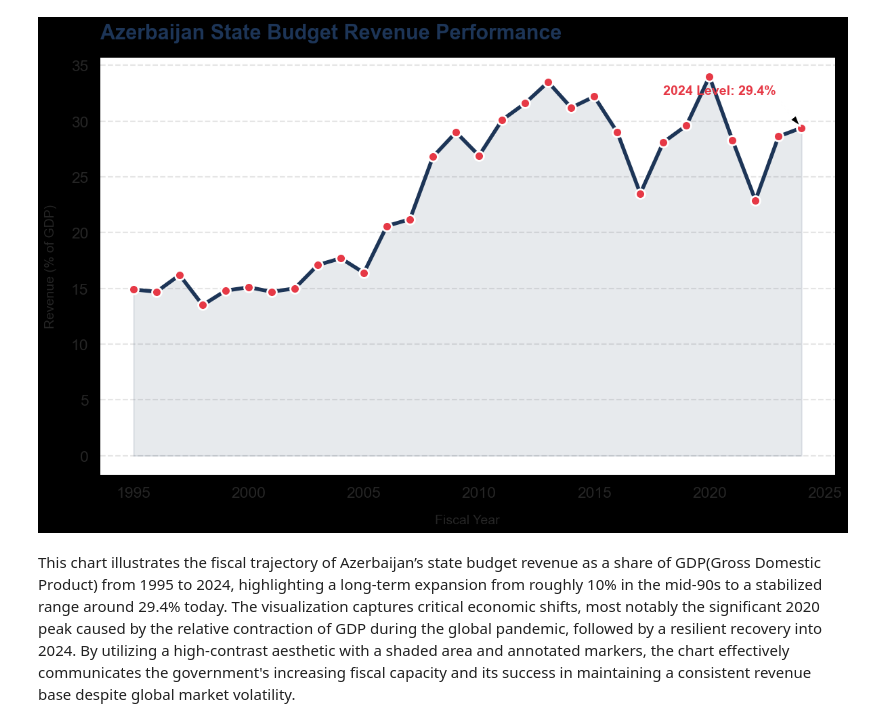
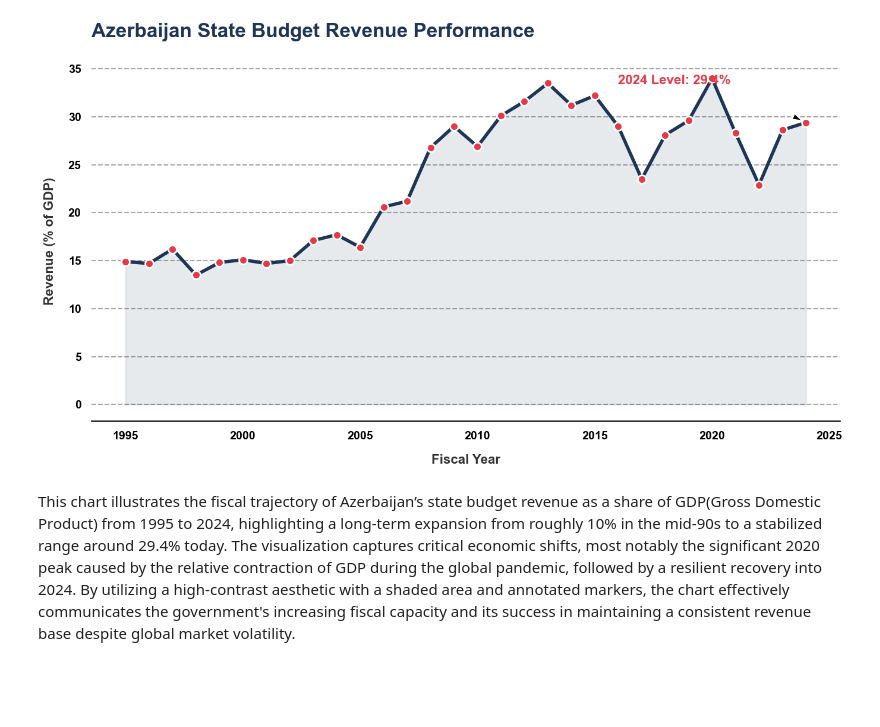
Before and after one commit to RoyalAskarov/IDDA-dataset-competition, a Jupyter notebook: competition.ipynb, the cells around one changed output. Saved outputs shown, nothing was run; the diff lists cells and outputs as text; code cells hidden in the pictures; blank space fills up the shorter version.

```diff
--- a/competition.ipynb
+++ b/competition.ipynb
@@ -6,41 +6,46 @@ import plotly.express as px
 import plotly.graph_objects as go
 import numpy as np
 # import plotly.io as pio
 # pio.renderers.default = "png"
 
 df = pd.read_csv('budget_data.csv')
 for col in df.columns:
     if col != 'Year':
         df[col] = pd.to_numeric(df[col].astype(str).str.strip(), errors='coerce')
 
 df = df.sort_values('Year')
 
 
 df = pd.read_csv('budget_data.csv').sort_values('Year')
 y_col = 'State budget revenues (percentage)'
+# Use a high-contrast theme
 sns.set_context("talk")
 plt.figure(figsize=(14, 8))
 sns.set_style("white")
 plt.fill_between(df['Year'], df[y_col], color='#1d3557', alpha=0.1)
 sns.lineplot(data=df, x='Year', y=y_col,
              color='#1d3557', linewidth=4,
              marker='o', markersize=10,
              markerfacecolor='#e63946', markeredgewidth=2, markeredgecolor='white')
 last_year = df['Year'].max()
 last_val = df[df['Year'] == last_year][y_col].values[0]
 plt.annotate(f'2024 Level: {last_val}%',
              xy=(last_year, last_val),
-             xytext=(last_year - 6, last_val + 3),
+             xytext=(last_year - 8, last_val + 4),
              arrowprops=dict(facecolor='black', shrink=0.05, width=1, headwidth=8),
-             fontsize=14, fontweight='bold', color='#e63946')
-plt.title("Azerbaijan State Budget Revenue Performance", fontsize=22, fontweight='bold', loc='left', color='#1d3557', pad=20)
-plt.xlabel('Fiscal Year', fontsize=14, labelpad=15)
-plt.ylabel('Revenue (% of GDP)', fontsize=14, labelpad=15)
-sns.despine(left=True, bottom=True)
-plt.grid(axis='y', linestyle='--', alpha=0.5)
+             fontsize=16, fontweight='bold', color='#e63946')
+plt.title("Azerbaijan State Budget Revenue Performance",
+          fontsize=24, fontweight='bold', loc='left', color='#1d3557', pad=30)
+plt.xlabel('Fiscal Year', fontsize=16, fontweight='bold', color='#333333', labelpad=15)
+plt.ylabel('Revenue (% of GDP)', fontsize=16, fontweight='bold', color='#333333', labelpad=15)
+plt.xticks(fontsize=14, fontweight='bold', color='black')
+plt.yticks(fontsize=14, fontweight='bold', color='black')
+sns.despine(left=True, bottom=False)
+plt.grid(axis='y', linestyle='--', alpha=0.7, color='grey')
+plt.tight_layout()
 plt.show()
 # %% [output]
-[figure, old version]
+[figure, new version]
 # %% [markdown]
 This chart illustrates the fiscal trajectory of Azerbaijan’s state budget revenue as a share of GDP(Gross Domestic Product) from 1995 to 2024, highlighting a long-term expansion from roughly 10% in the mid-90s to a stabilized range around 29.4% today. The visualization captures critical economic shifts, most notably the significant 2020 peak caused by the relative contraction of GDP during the global pandemic, followed by a resilient recovery into 2024. By utilizing a high-contrast aesthetic with a shaded area and annotated markers, the chart effectively communicates the government's increasing fiscal capacity and its success in maintaining a consistent revenue base despite global market volatility.
 # %%
```
Also changed, not shown: parts of 1 cell of this notebook.
